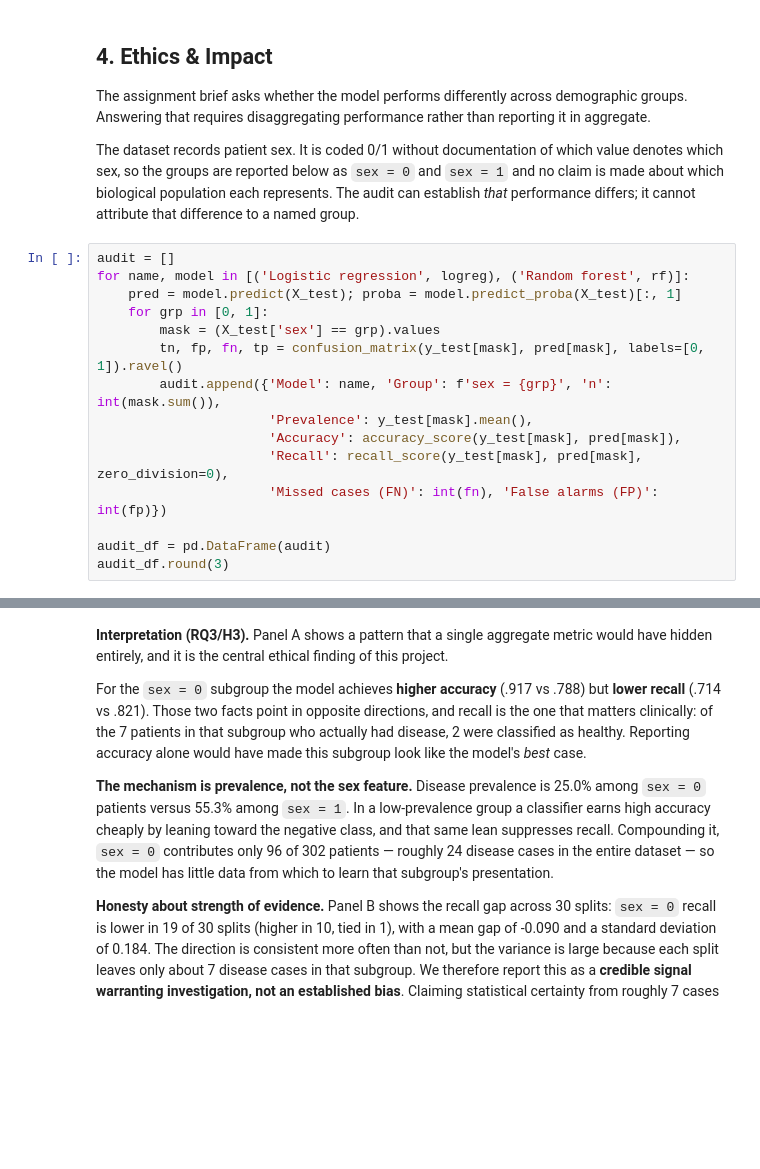
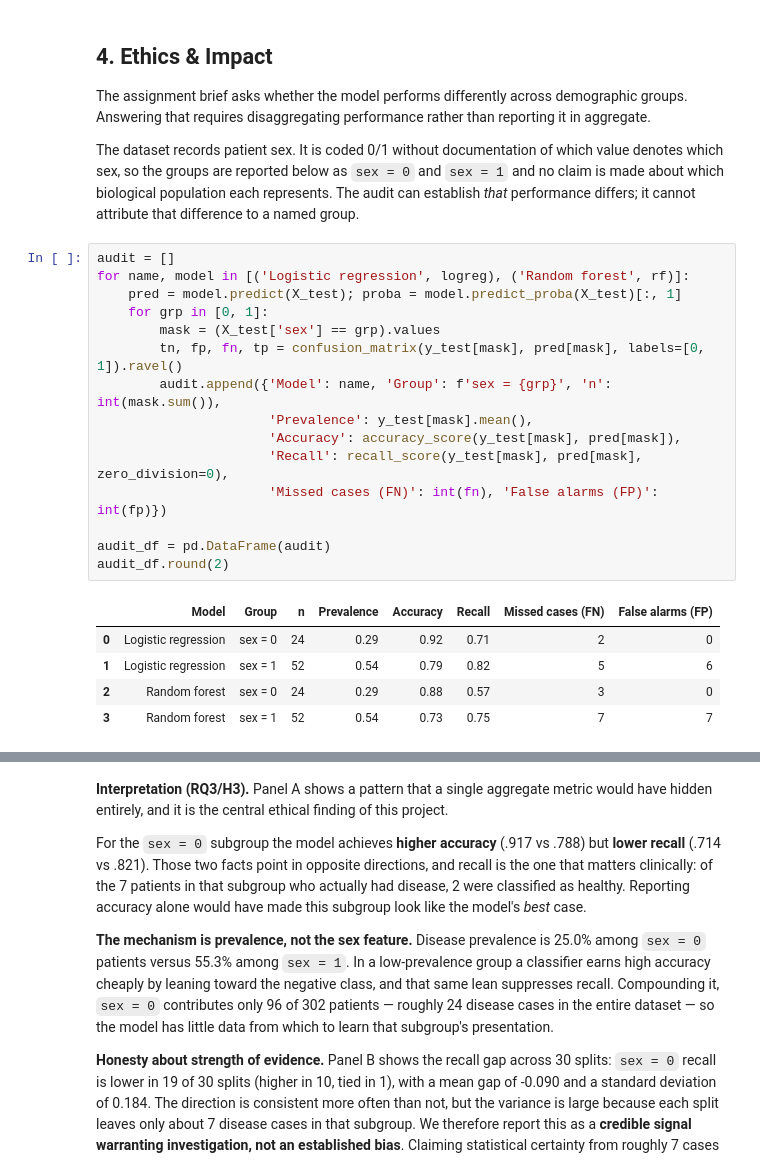
Before and after one commit to scalesynthai/phdai733-group8, a Jupyter notebook: part1/notebooks/Group8_Part1_Analysis.ipynb, the cells around one changed output, grey strips where cells are left out. Cells and saved outputs as stored; diff of their text form; blank space fills up the shorter version.

```diff
--- a/part1/notebooks/Group8_Part1_Analysis.ipynb
+++ b/part1/notebooks/Group8_Part1_Analysis.ipynb
@@ -427,18 +558,24 @@ cannot attribute that difference to a named group.
 # %%
 audit = []
 for name, model in [('Logistic regression', logreg), ('Random forest', rf)]:
     pred = model.predict(X_test); proba = model.predict_proba(X_test)[:, 1]
     for grp in [0, 1]:
         mask = (X_test['sex'] == grp).values
         tn, fp, fn, tp = confusion_matrix(y_test[mask], pred[mask], labels=[0, 1]).ravel()
         audit.append({'Model': name, 'Group': f'sex = {grp}', 'n': int(mask.sum()),
                       'Prevalence': y_test[mask].mean(),
                       'Accuracy': accuracy_score(y_test[mask], pred[mask]),
                       'Recall': recall_score(y_test[mask], pred[mask], zero_division=0),
                       'Missed cases (FN)': int(fn), 'False alarms (FP)': int(fp)})
 
 audit_df = pd.DataFrame(audit)
-audit_df.round(3)
+audit_df.round(2)
+# %% [output]
+|  | Model | Group | n | Prevalence | Accuracy | Recall | Missed cases (FN) | False alarms (FP) |
+| 0 | Logistic regression | sex = 0 | 24 | 0.29 | 0.92 | 0.71 | 2 | 0 |
+| 1 | Logistic regression | sex = 1 | 52 | 0.54 | 0.79 | 0.82 | 5 | 6 |
+| 2 | Random forest | sex = 0 | 24 | 0.29 | 0.88 | 0.57 | 3 | 0 |
+| 3 | Random forest | sex = 1 | 52 | 0.54 | 0.73 | 0.75 | 7 | 7 |
 # %%
 # Is the recall gap stable, or noise from ~26 patients per subgroup?
 gaps = []
```
Also changed, not shown: parts of 20 cells of this notebook, 5 other files.
